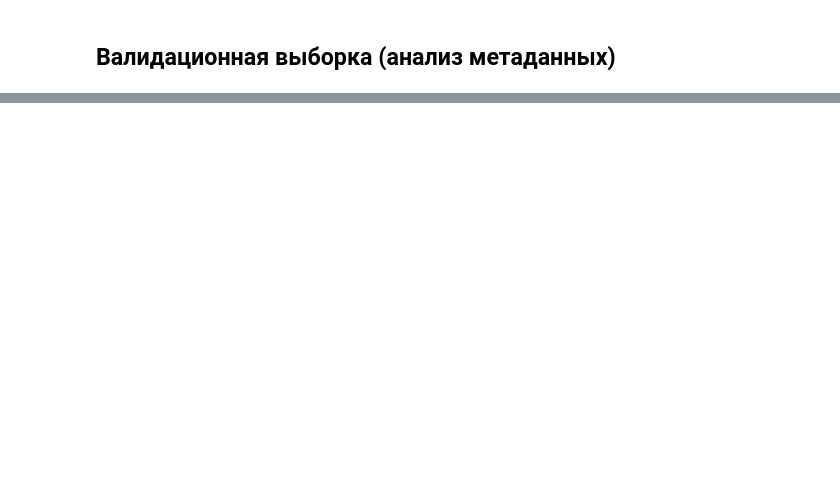
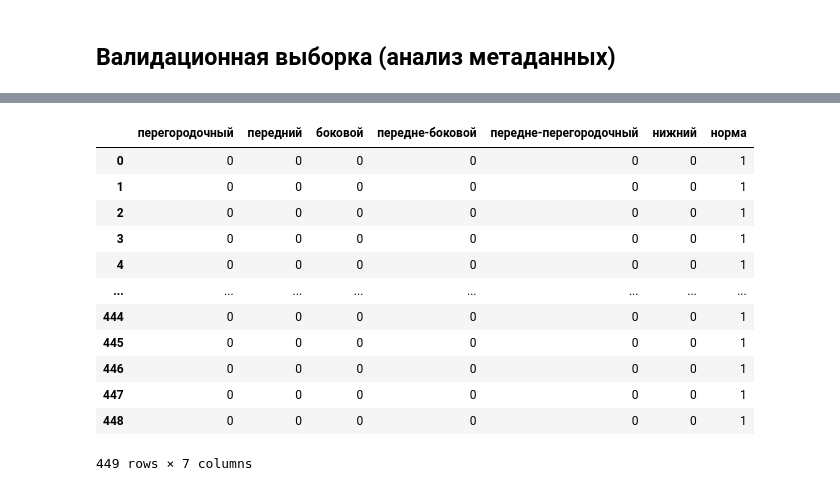
Before and after one commit to vikt-l/ECGMultilableClassification, a Jupyter notebook: main.ipynb, the cells around one changed output, grey strips where cells are left out. Cells and saved outputs as stored; diff of their text form; code cells hidden in the pictures; blank space fills up the shorter version.

```diff
--- a/main.ipynb
+++ b/main.ipynb
@@ -1178,0 +1172,3 @@ f1_score(y_test_meta, cat_meta.predict(X_test_meta), average = 'macro')
+# %%
+cat_lower = CatBoostClassifier()
+cat_lower.fit(X_train_lower, y_train_lower, verbose=False)
@@ -1791,0 +1363,54 @@ answer.to_csv('answer_hrv.csv',index=False)
+# %%
+target_encoded_healthy = target_encoder_healthy.transform(df_test_healthy.combo_info)
+df_test_healthy.combo_info = target_encoded_healthy.astype('float')
+
+target_encoded_septal = target_encoder_septal.transform(df_test_septal.combo_info)
+df_test_septal.combo_info = target_encoded_septal.astype('float')
+
+target_encoded_front = target_encoder_front.transform(df_test_front.combo_info)
+df_test_front.combo_info = target_encoded_front.astype('float')
+
+target_encoded_side = target_encoder_side.transform(df_test_side.combo_info)
+df_test_side.combo_info = target_encoded_side.astype('float')
+
+target_encoded_front_side = target_encoder_front_side.transform(df_test_front_side.combo_info)
+df_test_front_side.combo_info = target_encoded_front_side.astype('float')
+
+target_encoded_front_septal = target_encoder_front_septal.transform(df_test_front_septal.combo_info)
+df_test_front_septal.combo_info = target_encoded_front_septal.astype('float')
+
+target_encoded_lower = target_encoder_lower.transform(df_test_lower.combo_info)
+df_test_lower.combo_info = target_encoded_lower.astype('float')
+# %%
+data_analysis = pd.DataFrame(columns=['перегородочный', 'передний', 'боковой', 'передне-боковой',
+                                      'передне-перегородочный', 'нижний', 'норма'])
+# %%
+data_analysis['норма'] = cat_healthy.predict(df_test_healthy)
+
+data_analysis['нижний'] = cat_lower.predict(df_test_lower)
+
+data_analysis['передне-перегородочный'] = cat_front_septal.predict(df_test_front_septal)
+
+data_analysis['передне-боковой'] = cat_front_side.predict(df_test_front_side)
+
+data_analysis['боковой'] = cat_side.predict(df_test_side)
+
+data_analysis['передний'] = cat_front.predict(df_test_front)
+
+data_analysis['перегородочный'] = cat_septal.predict(df_test_septal)
+# %%
+data_analysis
+# %% [output]
+|  | перегородочный | передний | боковой | передне-боковой | передне-перегородочный | нижний | норма |
+| 0 | 0 | 0 | 0 | 0 | 0 | 0 | 1 |
+| 1 | 0 | 0 | 0 | 0 | 0 | 0 | 1 |
+| 2 | 0 | 0 | 0 | 0 | 0 | 0 | 1 |
+| 3 | 0 | 0 | 0 | 0 | 0 | 0 | 1 |
+| 4 | 0 | 0 | 0 | 0 | 0 | 0 | 1 |
+| ... | ... | ... | ... | ... | ... | ... | ... |
+| 444 | 0 | 0 | 0 | 0 | 0 | 0 | 1 |
+| 445 | 0 | 0 | 0 | 0 | 0 | 0 | 1 |
+| 446 | 0 | 0 | 0 | 0 | 0 | 0 | 1 |
+| 447 | 0 | 0 | 0 | 0 | 0 | 0 | 1 |
+| 448 | 0 | 0 | 0 | 0 | 0 | 0 | 1 |
+449 rows × 7 columns
```
Also changed, not shown: parts of 160 cells of this notebook.
